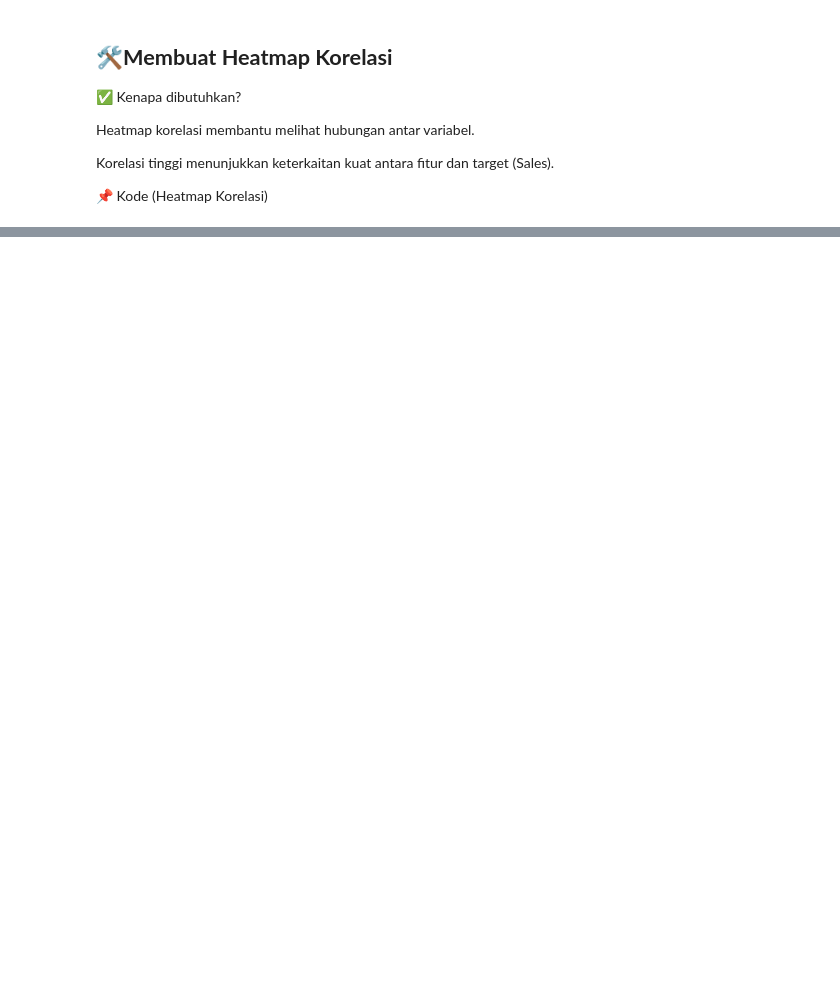
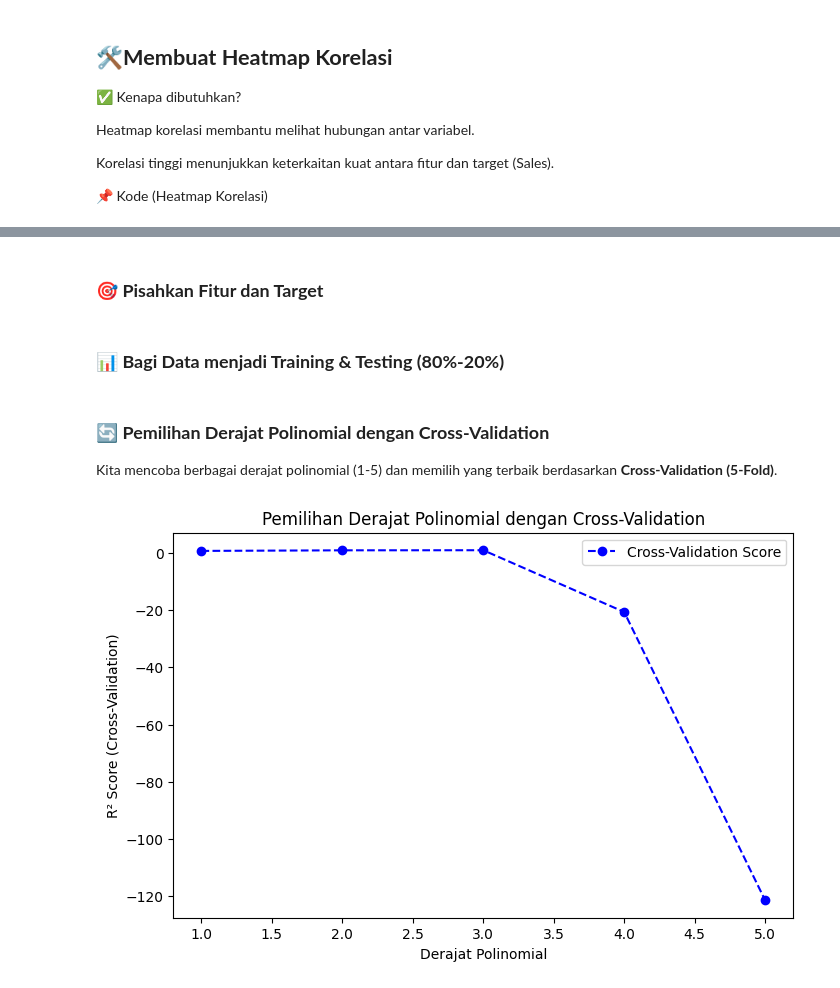
Before and after one commit to Hidayattt24/Kelompok_09_Tugas02_Linear_Regression, a Jupyter notebook: main.ipynb, the cells around one changed output, grey strips where cells are left out. Saved outputs shown, nothing was run; the diff lists cells and outputs as text; code cells hidden in the pictures; blank space fills up the shorter version.

```diff
--- a/main.ipynb
+++ b/main.ipynb
@@ -461,0 +655,35 @@ plt.show()
+# %% [markdown]
+### 🎯 **Pisahkan Fitur dan Target**
+# %%
+# Pisahkan fitur (X) dan target (y)
+X = df_clean.drop(columns=["Sales"])
+y = df_clean["Sales"]
+# %% [markdown]
+### 📊 **Bagi Data menjadi Training & Testing (80%-20%)**
+# %%
+# Split data menjadi train & test (80% train, 20% test)
+X_train, X_test, y_train, y_test = train_test_split(X, y, test_size=0.2, random_state=42)
+# %% [markdown]
+### 🔄 **Pemilihan Derajat Polinomial dengan Cross-Validation**
+Kita mencoba berbagai derajat polinomial (1-5) dan memilih yang terbaik berdasarkan **Cross-Validation (5-Fold)**.
+# %%
+from sklearn.metrics import r2_score
+
+degrees = [1, 2, 3, 4, 5]  # Coba derajat polinomial dari 1 hingga 5
+cv_scores = []
+
+for d in degrees:
+    model = make_pipeline(PolynomialFeatures(d), StandardScaler(), LinearRegression())
+    scores = cross_val_score(model, X_train, y_train, cv=5, scoring="r2")  # 5-Fold CV
+    cv_scores.append(np.mean(scores))  # Simpan rata-rata skor R²
+
+# Plot hasil
+plt.figure(figsize=(8,5))
+plt.plot(degrees, cv_scores, marker='o', linestyle='--', color='b', label="Cross-Validation Score")
+plt.xlabel("Derajat Polinomial")
+plt.ylabel("R² Score (Cross-Validation)")
+plt.title("Pemilihan Derajat Polinomial dengan Cross-Validation")
+plt.legend()
+plt.show()
+# %% [output]
+[figure, added]
```
Also changed, not shown: parts of 69 cells of this notebook.
